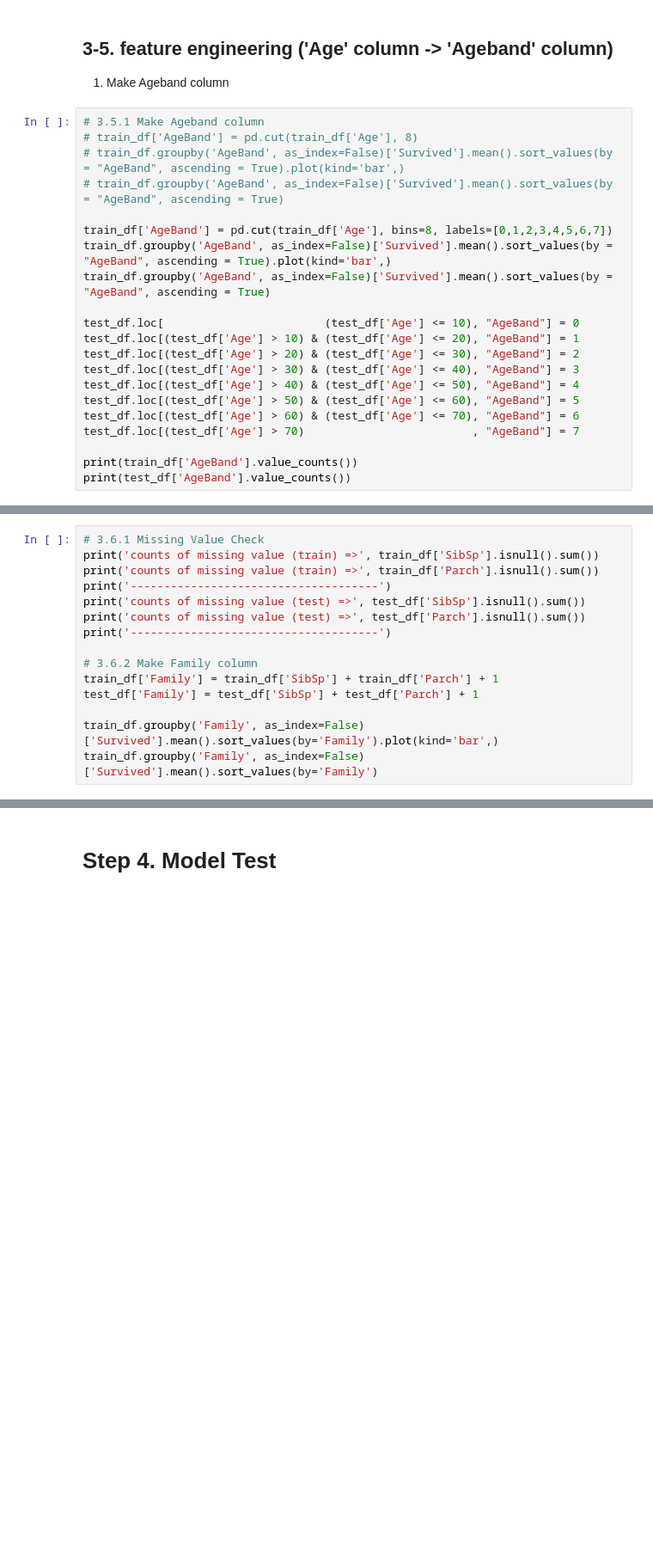
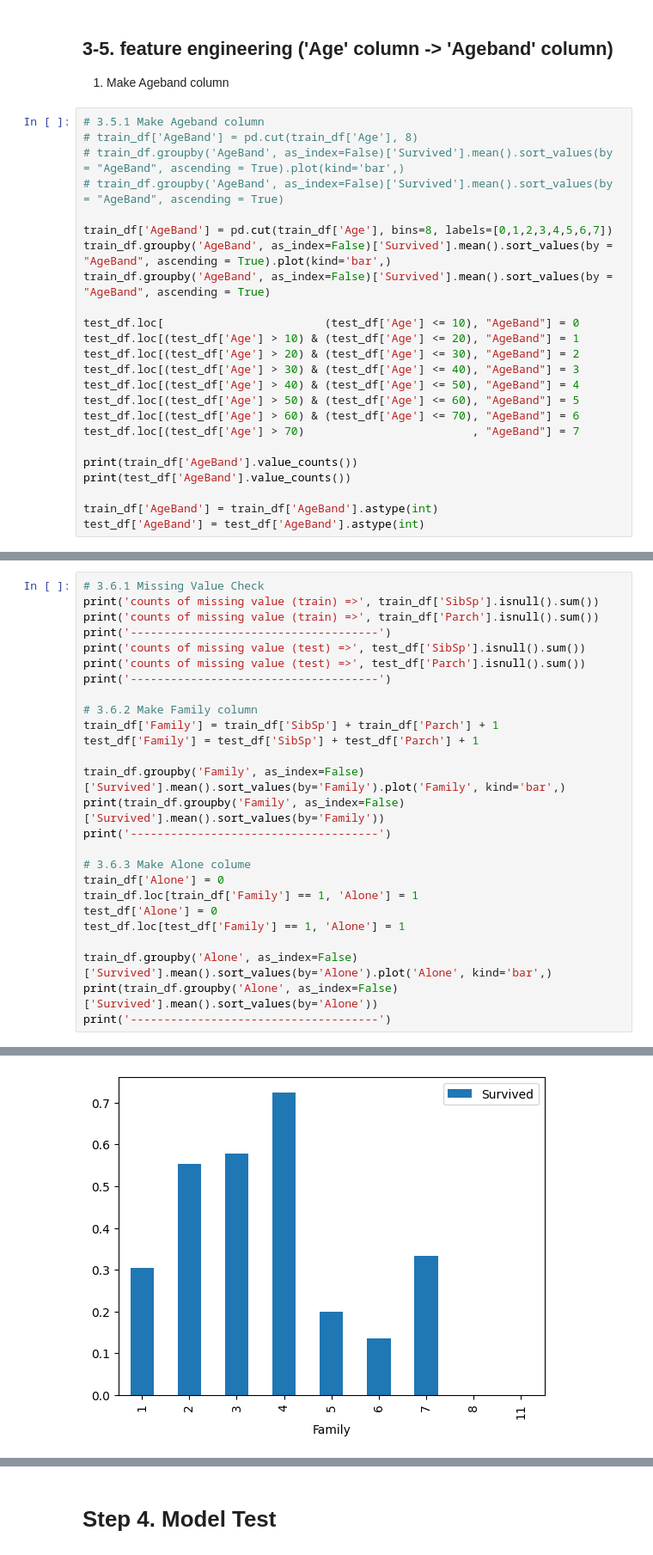
Before and after one commit to kyun1016/kaggle, a Jupyter notebook: notebook/titanic_ver2.ipynb, the cells around one changed output, grey strips where cells are left out. Shown: that part at 86% size. Drawn from its saved outputs; the diff is of its cells as text; blank space fills up the shorter version.

```diff
--- a/notebook/titanic_ver2.ipynb
+++ b/notebook/titanic_ver2.ipynb
@@ -358,6 +358,9 @@ test_df.loc[(test_df['Age'] > 70)                         , "AgeBand"] = 7
 
 print(train_df['AgeBand'].value_counts())
 print(test_df['AgeBand'].value_counts())
+
+train_df['AgeBand'] = train_df['AgeBand'].astype(int)
+test_df['AgeBand'] = test_df['AgeBand'].astype(int)
 # %% [output]
 AgeBand
 2    386
@@ -397,8 +401,19 @@ print('-------------------------------------')
 train_df['Family'] = train_df['SibSp'] + train_df['Parch'] + 1
 test_df['Family'] = test_df['SibSp'] + test_df['Parch'] + 1
 
-train_df.groupby('Family', as_index=False)['Survived'].mean().sort_values(by='Family').plot(kind='bar',)
-train_df.groupby('Family', as_index=False)['Survived'].mean().sort_values(by='Family')
+train_df.groupby('Family', as_index=False)['Survived'].mean().sort_values(by='Family').plot('Family', kind='bar',)
+print(train_df.groupby('Family', as_index=False)['Survived'].mean().sort_values(by='Family'))
+print('-------------------------------------')
+
+# 3.6.3 Make Alone colume
+train_df['Alone'] = 0
+train_df.loc[train_df['Family'] == 1, 'Alone'] = 1
+test_df['Alone'] = 0
+test_df.loc[test_df['Family'] == 1, 'Alone'] = 1
+
+train_df.groupby('Alone', as_index=False)['Survived'].mean().sort_values(by='Alone').plot('Alone', kind='bar',)
+print(train_df.groupby('Alone', as_index=False)['Survived'].mean().sort_values(by='Alone'))
+print('-------------------------------------')
 # %% [output]
 counts of missing value (train) => 0
 counts of missing value (train) => 0
@@ -418,0 +435 @@ counts of missing value (test) => 0
+[figure, added]
```
Also changed, not shown: parts of 9 cells of this notebook, 1 other file.
